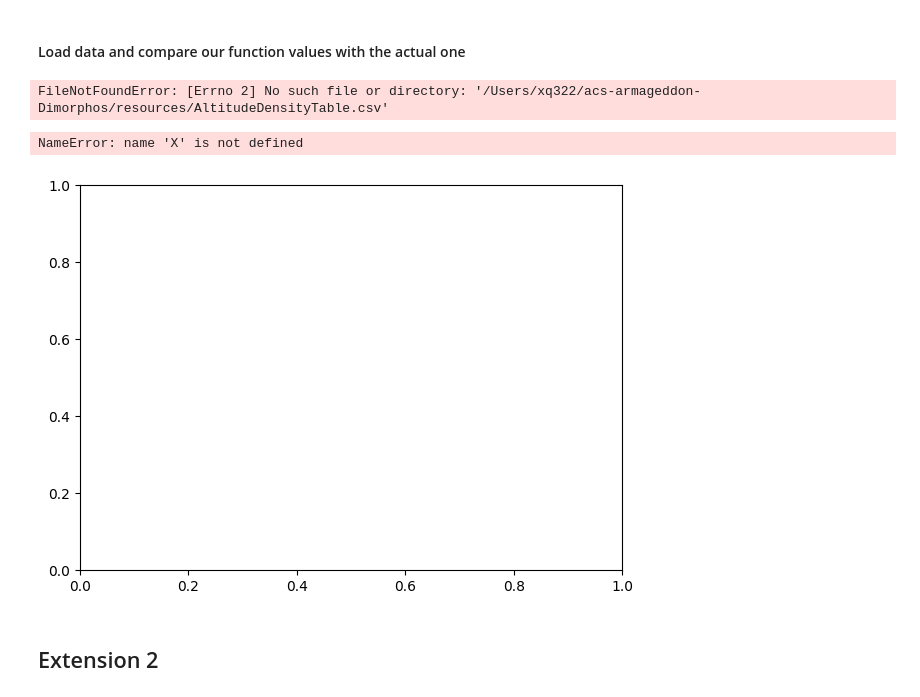
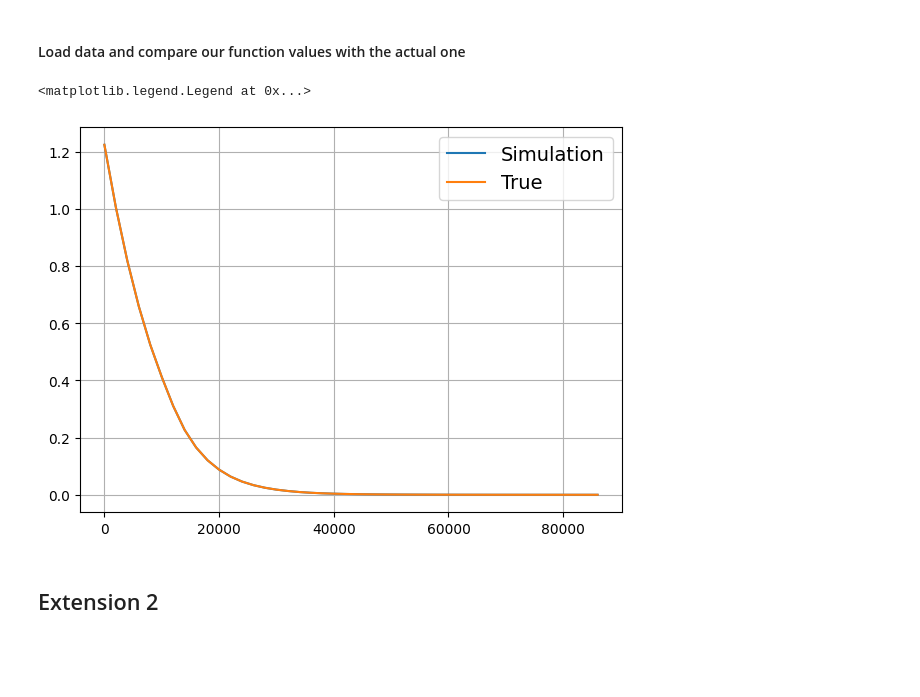
Before and after one commit to chunyang-w/armageddon, a Jupyter notebook: examples/extension_example.ipynb, the cells around one changed output. Saved outputs shown, nothing was run; the diff lists cells and outputs as text; code cells hidden in the pictures; blank space fills up the shorter version.

```diff
--- a/examples/extension_example.ipynb
+++ b/examples/extension_example.ipynb
@@ -35,18 +35,16 @@ def load_data(file):
         Y.append(eval(temp[1]))
     return X,Y
 # %%
-X,Y = load_data('~/acs-armageddon-Dimorphos/resources/AltitudeDensityTable.csv')
+X,Y = load_data('./resources/AltitudeDensityTable.csv')
-# %% [output]
-FileNotFoundError: [Errno 2] No such file or directory: '/Users/xq322/acs-armageddon-Dimorphos/resources/AltitudeDensityTable.csv'
 # %%
 fig, ax1 = plt.subplots(1, 1, figsize=(7, 5))
-ax1.plot(X,rhoa(X),label = 'Simulation')
+ax1.plot(X,[rhoa(i) for i in X],label = 'Simulation')
 ax1.plot(X,Y, label = 'True')
 ax1.grid(True)
 ax1.legend(loc='best', fontsize=14)
 # %% [output]
-NameError: name 'X' is not defined
+<matplotlib.legend.Legend at 0x...>
-[figure, old version]
+[figure, new version]
 # %% [markdown]
 ##   Extension 2
 # %% [markdown]
```
Also changed, not shown: parts of 4 cells of this notebook, 2 other files.
